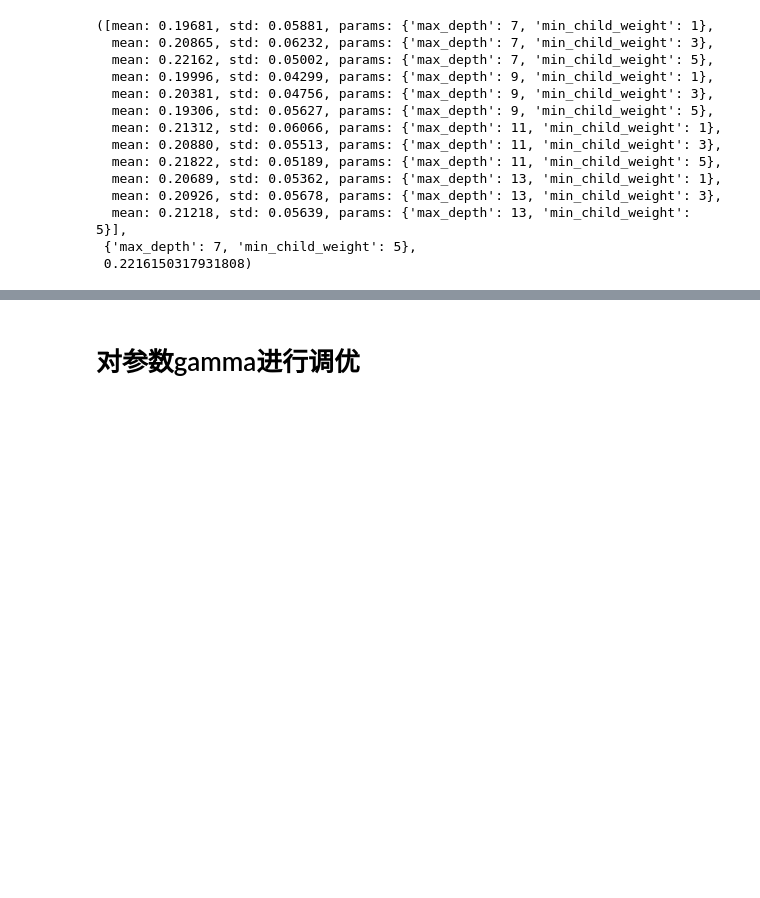
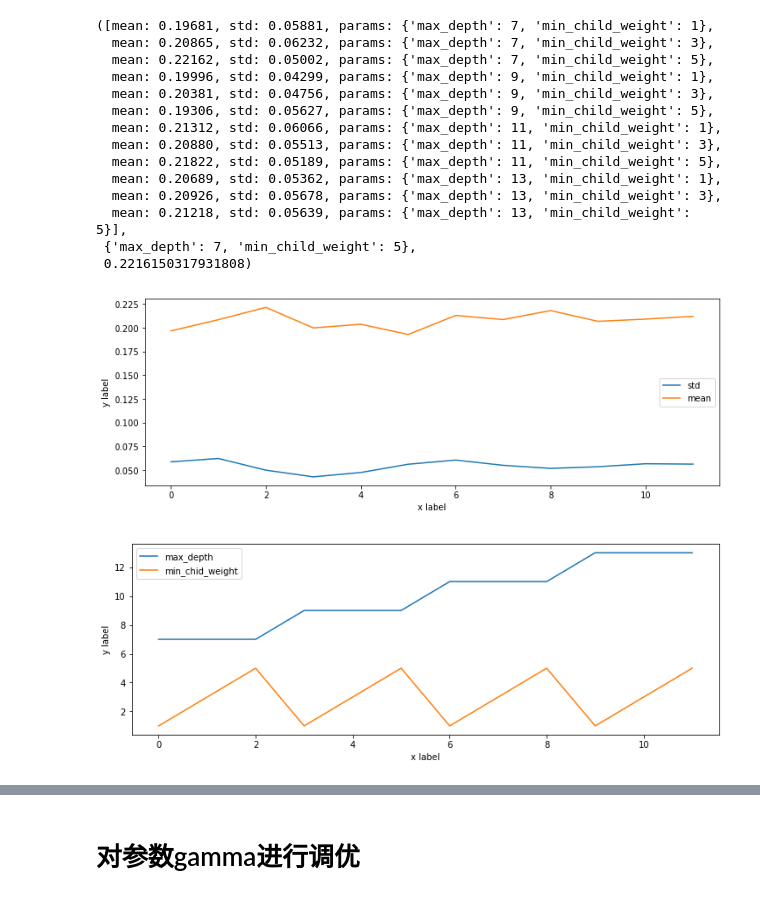
Before and after one commit to Sampson91/Rossmann-Store-Sales, a Jupyter notebook: 4.XGBoost 调优.ipynb, the cells around one changed output, grey strips where cells are left out. Cells and saved outputs as stored; diff of their text form; code cells hidden in the pictures; blank space fills up the shorter version.

```diff
--- a/4.XGBoost 调优.ipynb
+++ b/4.XGBoost 调优.ipynb
@@ -225,6 +229,27 @@ gsearch1.grid_scores_, gsearch1.best_params_, gsearch1.best_score_
   mean: 0.21218, std: 0.05639, params: {'max_depth': 13, 'min_child_weight': 5}],
  {'max_depth': 7, 'min_child_weight': 5},
  0.2216150317931808)
+# %%
+list_mean = [gsearch1.grid_scores_[i][1] for i in range(len(gsearch1.grid_scores_))]
+list_std = [np.std(gsearch1.grid_scores_[i][2]) for i in range(len(gsearch1.grid_scores_))]
+list_max_depth = [gsearch1.grid_scores_[i][0]['max_depth'] for i in range(len(gsearch1.grid_scores_))]
+list_min_child_weight = [gsearch1.grid_scores_[i][0]['min_child_weight'] for i in range(len(gsearch1.grid_scores_))]
+
+plt.plot(range(len(list_mean)),list_std,label = 'std')
+plt.plot(range(len(list_mean)),list_mean,label = 'mean')
+plt.xlabel('x label')
+plt.ylabel('y label')
+plt.legend()
+plt.show()
+plt.plot(range(len(list_mean)),list_max_depth,label = 'max_depth')
+plt.plot(range(len(list_mean)),list_min_child_weight,label = 'min_chid_weight')
+plt.xlabel('x label')
+plt.ylabel('y label')
+plt.legend()
+plt.show()
+# %% [output]
+[figure, added]
+[figure, added]
 # %%
 param_test2 = {'max_depth':range(9,15,2),'min_child_weight':[3,4,5]}
 xgb2 = xgb.XGBRegressor(learning_rate=0.1,n_estimators=1000,gamma=0,
```
Also changed, not shown: parts of 7 cells of this notebook, 2 other files.
